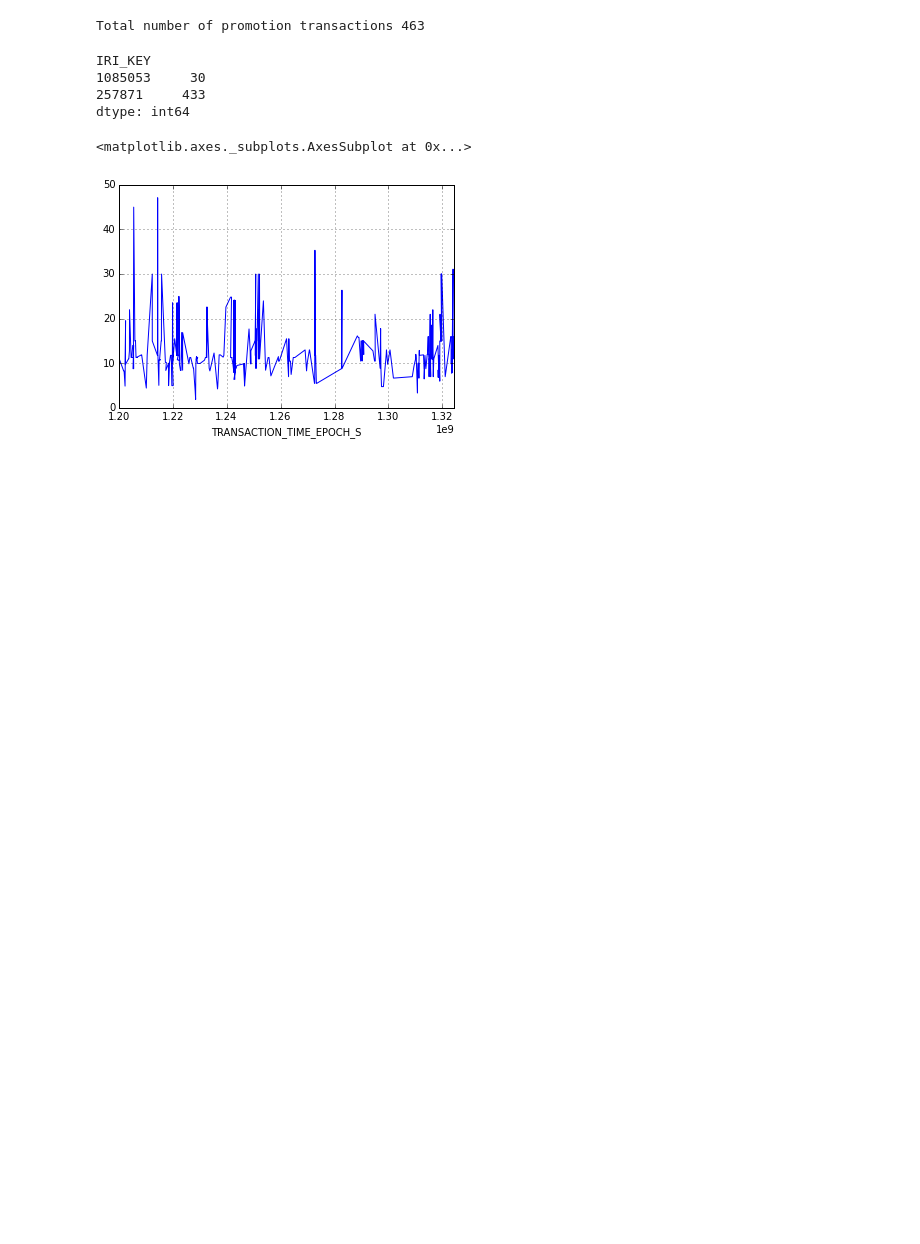
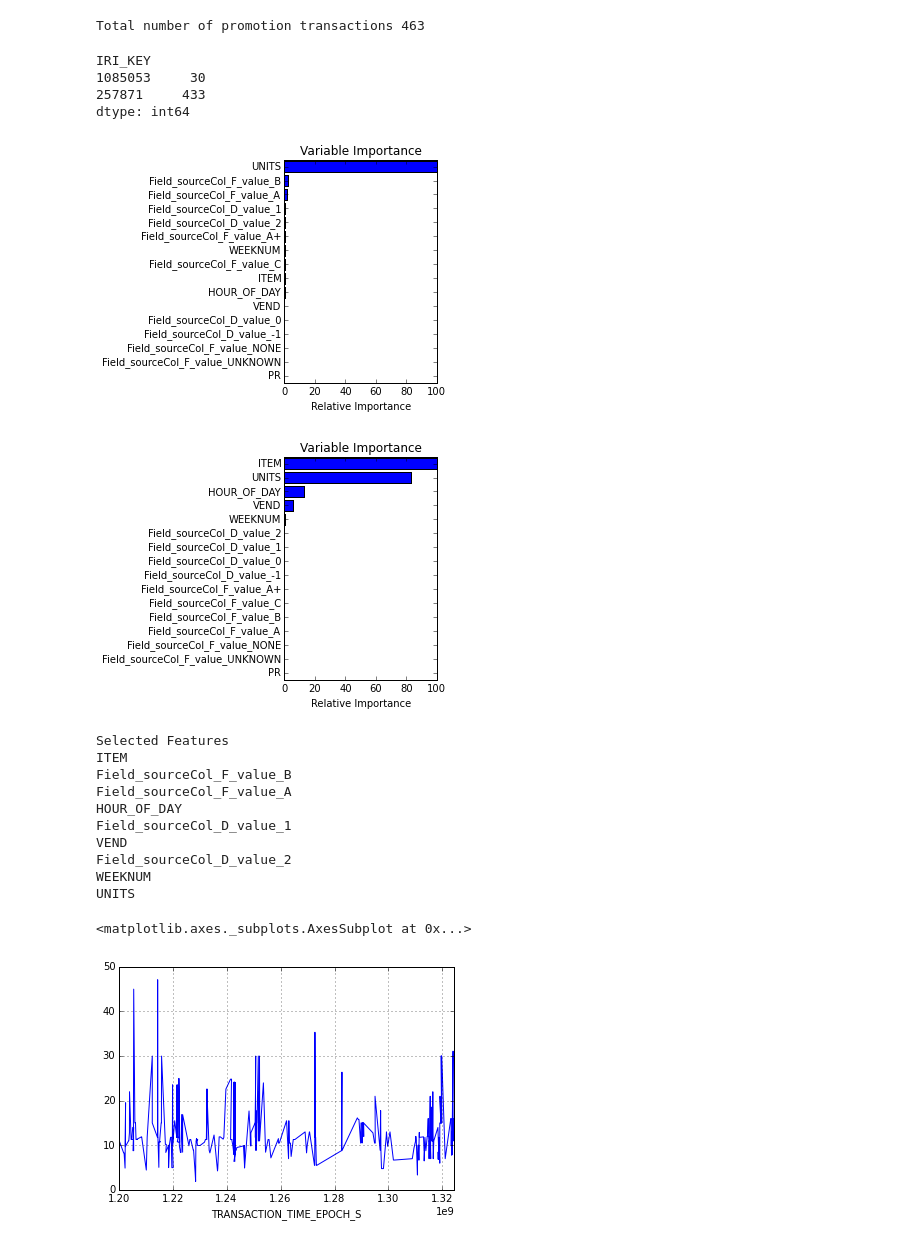
Before and after one commit to conwaywong/dse220_final, a Jupyter notebook: Final_MAS_DSE220_AJJCK_MASTER.ipynb, the cells around one changed output. Cells and saved outputs as stored; diff of their text form; code cells hidden in the pictures; blank space fills up the shorter version.

```diff
--- a/Final_MAS_DSE220_AJJCK_MASTER.ipynb
+++ b/Final_MAS_DSE220_AJJCK_MASTER.ipynb
@@ -1151,6 +1163,86 @@ dtype: int64
 # %%
 no_prom_store_sample= no_promotions_df[no_promotions_df['IRI_KEY'] == 257871]
 prom_store_sample= promotions_df[promotions_df['IRI_KEY'] == 257871]
+# %%
+import math
+
+dfs= [promotions_df, no_promotions_df]
+m_desired_columns_list= []
+for a_df in dfs:
+    a_df= a_df.drop(['DAYOFWEEK'], axis=1)
+
+    m_label_arr= a_df['DOLLARS']
+    m_data_arr= a_df.drop([
+        'DOLLARS',
+        'PANID',
+        'WEEK',
+        'IRI_KEY',
+        'START_TIME_EPOCH_S',
+        'END_TIME_EPOCH_S',
+        'TRANSACTION_TIME_EPOCH_S',
+        'COLUPC',
+        'DAY',
+        'MINUTE',
+        'MONTH',
+        'YEAR',
+        'SY',
+        'GE'
+    ], axis=1)
+    l_columns= m_data_arr.columns
+    kbest= SelectKBest(f_regression)
+    kbest.fit(m_data_arr, m_label_arr)
+
+    m_features= []
+    m_scores= []
+    for feature, score in zip(l_columns, kbest.scores_):
+        m_features.append(feature)
+        if math.isnan(score):
+            score= 0.
+        m_scores.append(score)
+
+    # Plot feature importance
+    feature_importance = m_scores
+    # make importances relative to max importance
+    feature_importance = 100.0 * (feature_importance / np.max(feature_importance))
+    sorted_idx = np.argsort(feature_importance)
+    pos = list(np.arange(sorted_idx.shape[0]) + .5)
+
+    m_yticks= []
+    for j in sorted_idx:
+        m_yticks.append(m_features[j])
+
+    plt.subplot(1, 2, 2)
+    plt.barh(pos, feature_importance[sorted_idx], align='center')
+    plt.yticks(pos, m_yticks)
+    plt.xlabel('Relative Importance')
+    plt.title('Variable Importance')
+    plt.show()
+
+    desired_columns= m_yticks[-5:]
+    m_desired_columns_list.append(desired_columns)
+
+m_master_desired_columns= set()
+for l in m_desired_columns_list:
+    for i in l:
+        m_master_desired_columns.add(i)
+
+m_master_desired_columns= list(m_master_desired_columns)
+print "Selected Features"
+for c in m_master_desired_columns:
+    print c
+# %% [output]
+[figure, added]
+[figure, added]
+Selected Features
+ITEM
+Field_sourceCol_F_value_B
+Field_sourceCol_F_value_A
+HOUR_OF_DAY
+Field_sourceCol_D_value_1
+VEND
+Field_sourceCol_D_value_2
+WEEKNUM
+UNITS
 # %%
 prom_store_sample.plot(x='TRANSACTION_TIME_EPOCH_S', y='DOLLARS', legend=None)
 # %% [output]
```
Also changed, not shown: parts of 8 cells of this notebook.
